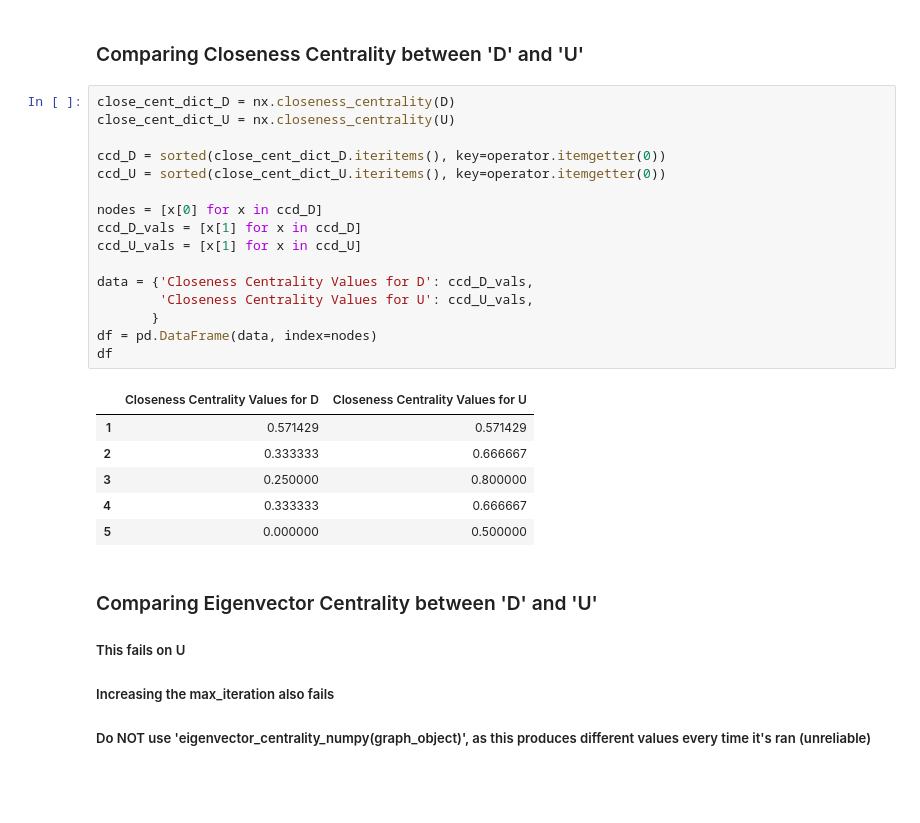
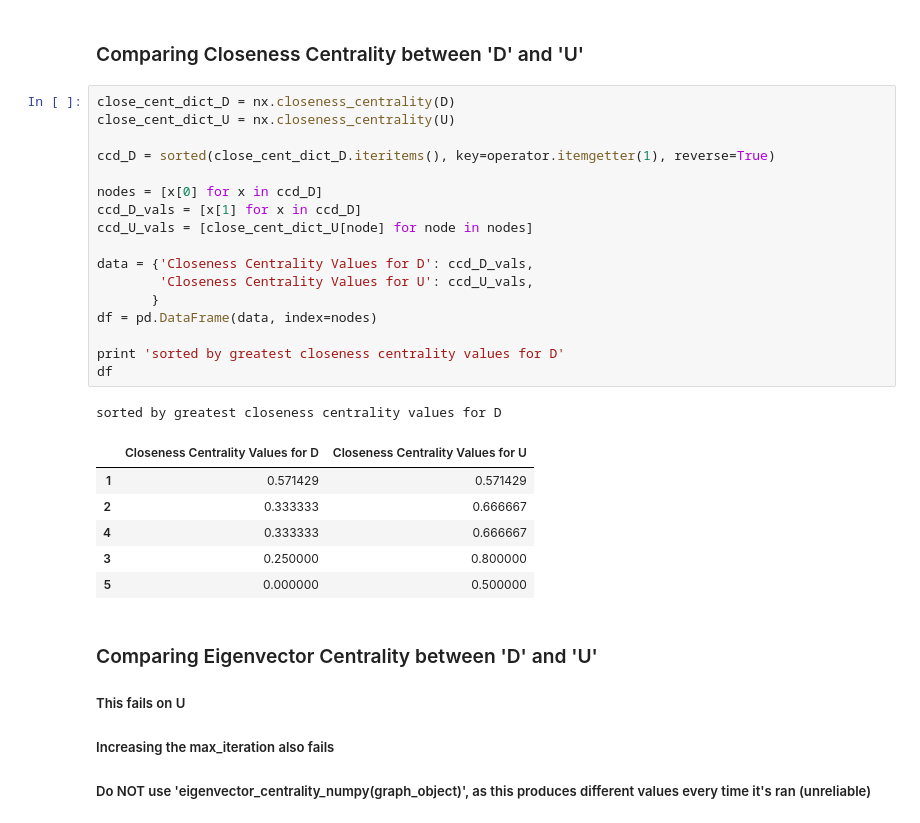
Before and after one commit to idc9/law-net, a Jupyter notebook: explore/michael/5_node_graph_centrality_testing.ipynb, the cells around one changed output. Cells and saved outputs as stored; diff of their text form; blank space fills up the shorter version.

```diff
--- a/explore/michael/5_node_graph_centrality_testing.ipynb
+++ b/explore/michael/5_node_graph_centrality_testing.ipynb
@@ -40,25 +40,27 @@ number of edges:  5
 # %%
 close_cent_dict_D = nx.closeness_centrality(D)
 close_cent_dict_U = nx.closeness_centrality(U)
 
-ccd_D = sorted(close_cent_dict_D.iteritems(), key=operator.itemgetter(0))
-ccd_U = sorted(close_cent_dict_U.iteritems(), key=operator.itemgetter(0))
+ccd_D = sorted(close_cent_dict_D.iteritems(), key=operator.itemgetter(1), reverse=True)
 
 nodes = [x[0] for x in ccd_D]
 ccd_D_vals = [x[1] for x in ccd_D]
-ccd_U_vals = [x[1] for x in ccd_U]
+ccd_U_vals = [close_cent_dict_U[node] for node in nodes]
 
 data = {'Closeness Centrality Values for D': ccd_D_vals,
         'Closeness Centrality Values for U': ccd_U_vals,
        }
 df = pd.DataFrame(data, index=nodes)
+
+print 'sorted by greatest closeness centrality values for D'
 df
 # %% [output]
+sorted by greatest closeness centrality values for D
 |  | Closeness Centrality Values for D | Closeness Centrality Values for U |
 | 1 | 0.571429 | 0.571429 |
 | 2 | 0.333333 | 0.666667 |
+| 4 | 0.333333 | 0.666667 |
 | 3 | 0.250000 | 0.800000 |
-| 4 | 0.333333 | 0.666667 |
 | 5 | 0.000000 | 0.500000 |
 # %% [markdown]
 ### Comparing Eigenvector Centrality between 'D' and 'U'
```
Also changed, not shown: parts of 4 cells of this notebook.
